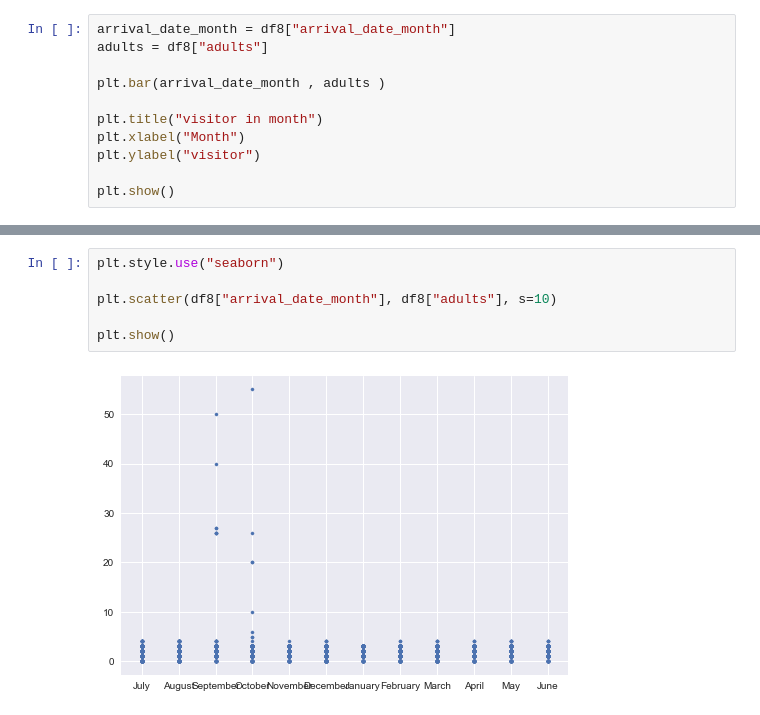
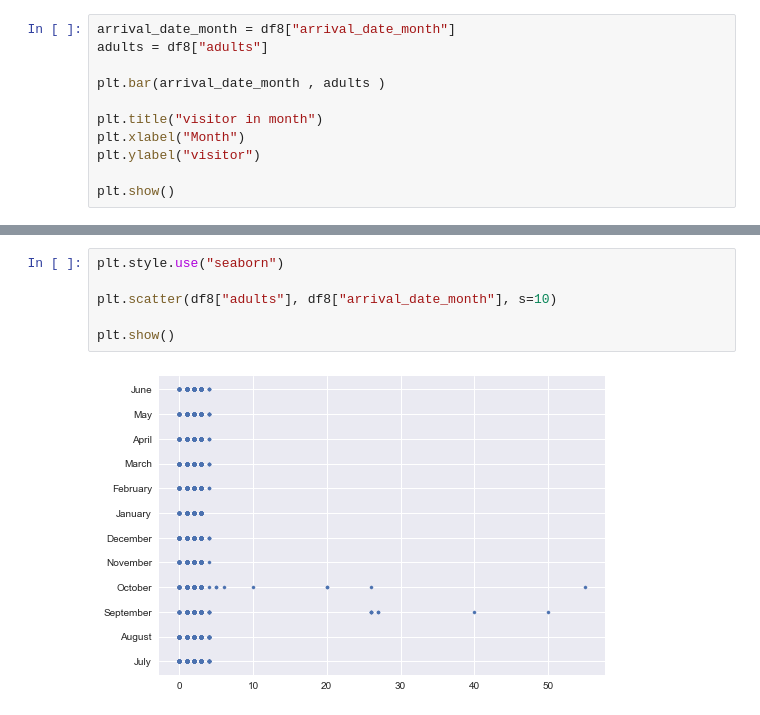
Before and after one commit to arisugiharto/Intermediate_python_batch16, a Jupyter notebook: final_project/Final_Project - R. Ari Sugiharto.ipynb, the cells around one changed output, grey strips where cells are left out. Drawn from its saved outputs; the diff is of its cells as text.

```diff
--- a/final_project/Final_Project - R. Ari Sugiharto.ipynb
+++ b/final_project/Final_Project - R. Ari Sugiharto.ipynb
@@ -595,8 +573,8 @@ plt.show()
 # %%
 plt.style.use("seaborn")
 
-plt.scatter(df8["arrival_date_month"], df8["adults"], s=10)
+plt.scatter(df8["adults"], df8["arrival_date_month"], s=10)
 
 plt.show()
 # %% [output]
-[figure, old version]
+[figure, new version]
```
Also changed, not shown: parts of 13 cells of this notebook, 3 other files.
